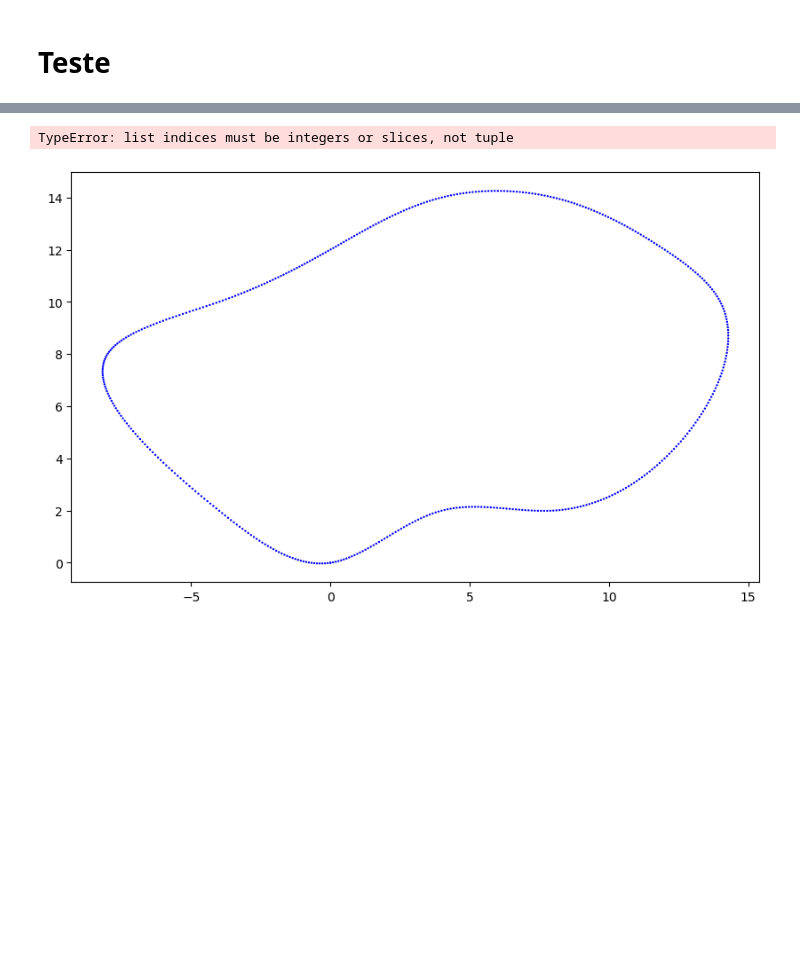
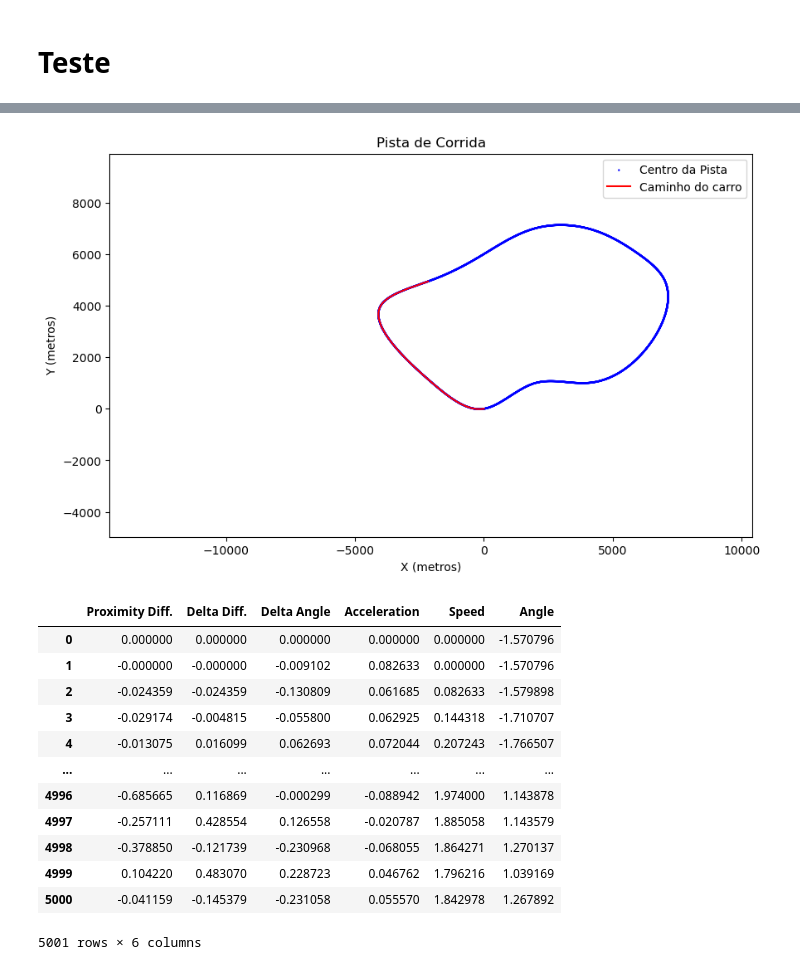
Before and after one commit to Nielo-47/ICA, a Jupyter notebook: fuzzy_dc_motor.ipynb, the cells around one changed output, grey strips where cells are left out. Saved outputs shown, nothing was run; the diff lists cells and outputs as text; code cells hidden in the pictures; blank space fills up the shorter version.

Commit message:
Otimização do controle fuzzy; Carro seguindo trajetória;

```diff
--- a/fuzzy_dc_motor.ipynb
+++ b/fuzzy_dc_motor.ipynb
@@ -394,25 +514,75 @@ class FuzzyCar:
 # %%
-# car_path = [car.update_position(limits) for _ in range(len(race_track[0]))]
+import numpy as np
+
 car = FuzzyCar(2, 4)
 car_path = []
 
-for waypoint in range(len(race_track[0])):
-    pos = car.update_position(limits)
+for _ in range(len(race_track[0])):
+    try:
+        pos = car.update_position(limits)
+    except Exception as e:
+        if str(e) == "Fora da pista":
+            print("FORA DA PISTA")
+            break
+        else:
+            display(car.state)
+            raise e
+
     car_path.append(pos)
 
+car_path = np.array(car_path)
 
-# Plotar a pista e os limites da estrada
+
+def calculate_plot_limits(car_path, margin=0.1):
+    # Ensure car_path is a numpy array
+    car_path = np.array(car_path)
+
+    # Extract x and y coordinates
+    x = car_path[:, 0]
+    y = car_path[:, 1]
+
+    # Calculate bounds for zooming
+    x_min, x_max = np.min(x), np.max(x)
+    y_min, y_max = np.min(y), np.max(y)
+
+    # Add margin
+    margin_x = margin * (x_max - x_min)
+    margin_y = margin * (y_max - y_min)
+
+    # Return the calculated limits
+    return (x_min - margin_x, x_max + margin_x), (y_min - margin_y, y_max + margin_y)
+
+# # Plotar a pista e os limites da estrada
+xlim, ylim = calculate_plot_limits(car_path, margin=1)
 plt.figure(figsize=(10, 6))
 plt.scatter(race_track[0], race_track[1], label="Centro da Pista", color="blue", linestyle="--", s=0.5)
-plt.scatter(car_path[0], car_path[1], label="Caminho do carro", color="blue", linestyle="--", s=0.5)
-plt.plot(limits[:,0], limits[:,1], label="Limite Interno", color="green")
-plt.plot(limits[:,2], limits[:,3], label="Limite Externo", color="green")
-plt.title("Pista de Corrida com Largura Constante de 20 Metros")
+plt.plot(car_path[:, 0], car_path[:, 1], label="Caminho do carro", color="red")
+# plt.plot(limits[:, 0], limits[:, 1], label="Limite Interno", color="green")
+# plt.plot(limits[:, 2], limits[:, 3], label="Limite Externo", color="green")
+plt.title("Pista de Corrida")
 plt.xlabel("X (metros)")
 plt.ylabel("Y (metros)")
 plt.axis("equal")
 plt.legend()
+
+plt.xlim(xlim)
+plt.ylim(ylim)
+
+# Set equal aspect ratio
 plt.show()
+car.state
 # %% [output]
+[figure, new version]
+|  | Proximity Diff. | Delta Diff. | Delta Angle | Acceleration | Speed | Angle |
+| 0 | 0.000000 | 0.000000 | 0.000000 | 0.000000 | 0.000000 | -1.570796 |
+| 1 | -0.000000 | -0.000000 | -0.009102 | 0.082633 | 0.000000 | -1.570796 |
+| 2 | -0.024359 | -0.024359 | -0.130809 | 0.061685 | 0.082633 | -1.579898 |
+| 3 | -0.029174 | -0.004815 | -0.055800 | 0.062925 | 0.144318 | -1.710707 |
+| 4 | -0.013075 | 0.016099 | 0.062693 | 0.072044 | 0.207243 | -1.766507 |
+| ... | ... | ... | ... | ... | ... | ... |
+| 4996 | -0.685665 | 0.116869 | -0.000299 | -0.088942 | 1.974000 | 1.143878 |
+| 4997 | -0.257111 | 0.428554 | 0.126558 | -0.020787 | 1.885058 | 1.143579 |
+| 4998 | -0.378850 | -0.121739 | -0.230968 | -0.068055 | 1.864271 | 1.270137 |
+| 4999 | 0.104220 | 0.483070 | 0.228723 | 0.046762 | 1.796216 | 1.039169 |
+| 5000 | -0.041159 | -0.145379 | -0.231058 | 0.055570 | 1.842978 | 1.267892 |
-TypeError: list indices must be integers or slices, not tuple
+5001 rows × 6 columns
-[figure, old version]
```
Also changed, not shown: parts of 9 cells of this notebook.
